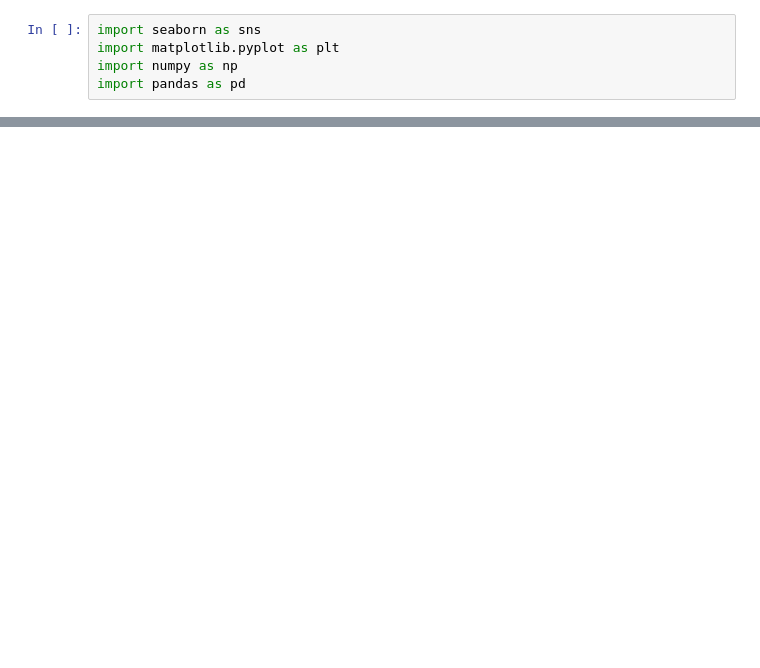
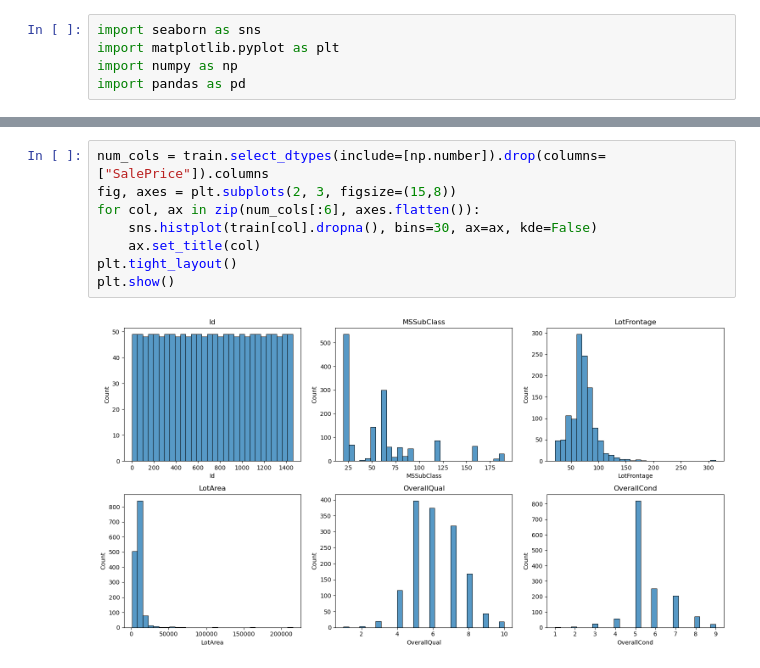
Before and after one commit to Molloko/house_prices_model, a Jupyter notebook: nootebooks/data_work.ipynb, the cells around one changed output, grey strips where cells are left out. Drawn from its saved outputs; the diff is of its cells as text; blank space fills up the shorter version.

```diff
--- a/nootebooks/data_work.ipynb
+++ b/nootebooks/data_work.ipynb
@@ -16,0 +58,10 @@ df.head()
+# %%
+num_cols = train.select_dtypes(include=[np.number]).drop(columns=["SalePrice"]).columns
+fig, axes = plt.subplots(2, 3, figsize=(15,8))
+for col, ax in zip(num_cols[:6], axes.flatten()):
+    sns.histplot(train[col].dropna(), bins=30, ax=ax, kde=False)
+    ax.set_title(col)
+plt.tight_layout()
+plt.show()
+# %% [output]
+[figure, added]
```
Also changed, not shown: parts of 14 cells of this notebook, 7 other files.
